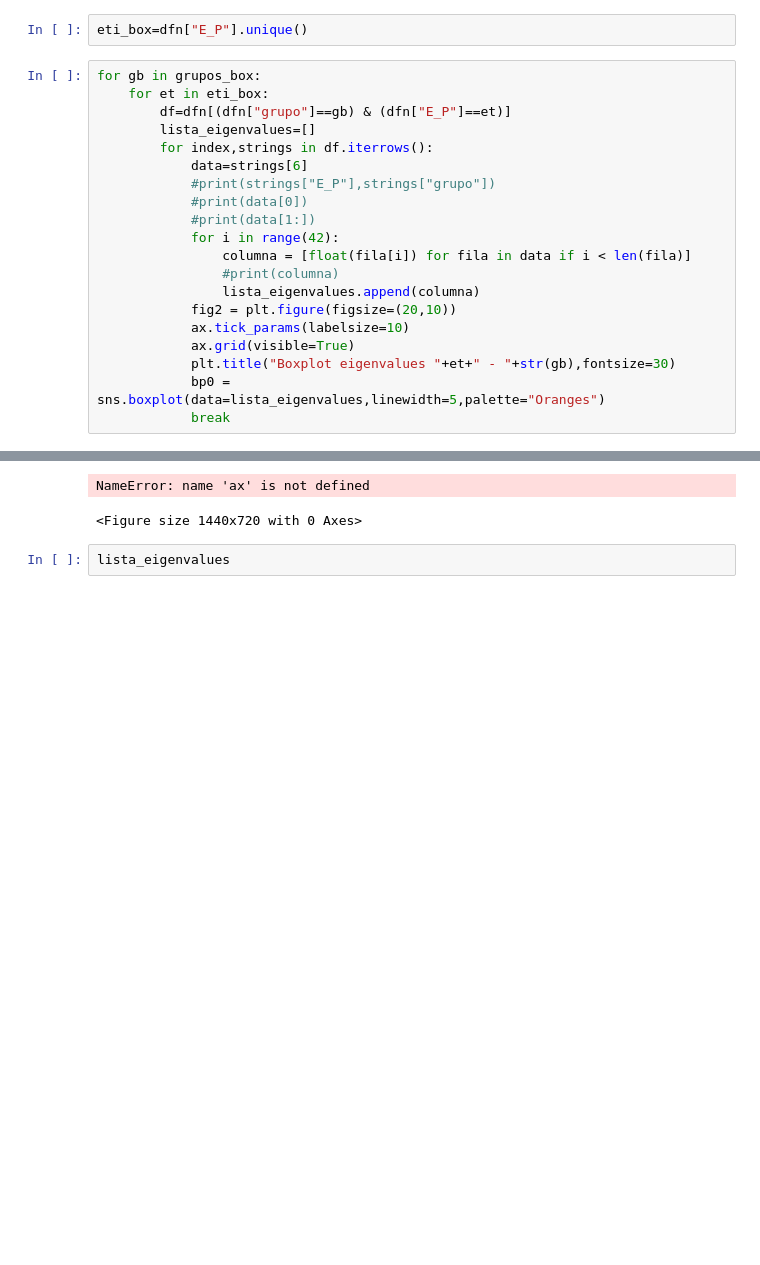
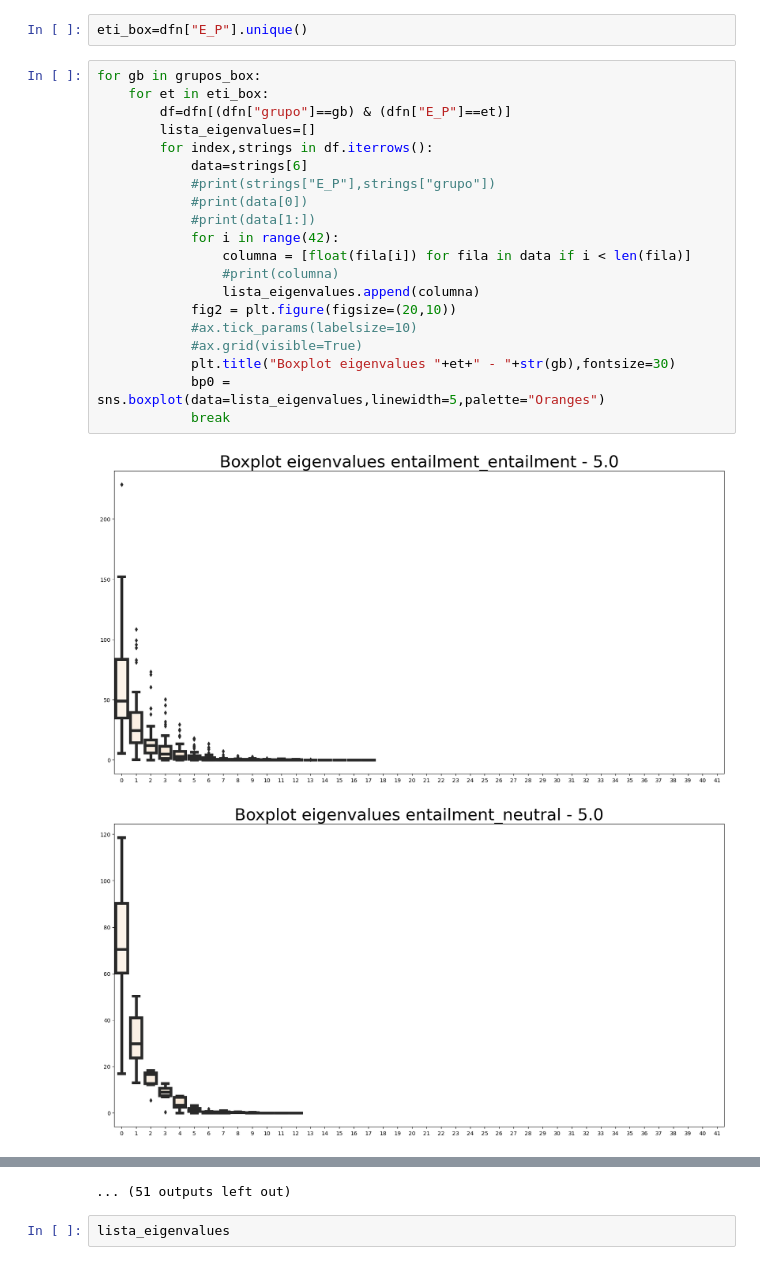
Before and after one commit to david-T-M/RTE_Parik, a Jupyter notebook: EigenValoresMA_Only_training_hipotesis.ipynb, the cells around one changed output, grey strips where cells are left out. Cells and saved outputs as stored; diff of their text form; blank space fills up the shorter version.

```diff
--- a/EigenValoresMA_Only_training_hipotesis.ipynb
+++ b/EigenValoresMA_Only_training_hipotesis.ipynb
@@ -315,21 +333,23 @@ eti_box=dfn["E_P"].unique()
 # %%
 for gb in grupos_box:
     for et in eti_box:
         df=dfn[(dfn["grupo"]==gb) & (dfn["E_P"]==et)]
         lista_eigenvalues=[]
         for index,strings in df.iterrows():
             data=strings[6]
             #print(strings["E_P"],strings["grupo"])
             #print(data[0])
             #print(data[1:])
             for i in range(42):
                 columna = [float(fila[i]) for fila in data if i < len(fila)]
                 #print(columna)
                 lista_eigenvalues.append(columna)
             fig2 = plt.figure(figsize=(20,10))
-            ax.tick_params(labelsize=10)
-            ax.grid(visible=True)
+            #ax.tick_params(labelsize=10)
+            #ax.grid(visible=True)
             plt.title("Boxplot eigenvalues "+et+" - "+str(gb),fontsize=30)
             bp0 = sns.boxplot(data=lista_eigenvalues,linewidth=5,palette="Oranges")
             break
 # %% [output]
+[figure, added]
+[figure, added]
@@ -336,5 +366,4 @@ for gb in grupos_box:
-NameError: name 'ax' is not defined
+... (51 outputs left out)
-<Figure size 1440x720 with 0 Axes>
 # %%
 lista_eigenvalues
 # %% [output]
```
Also changed, not shown: parts of 21 cells of this notebook, 1 other file.
